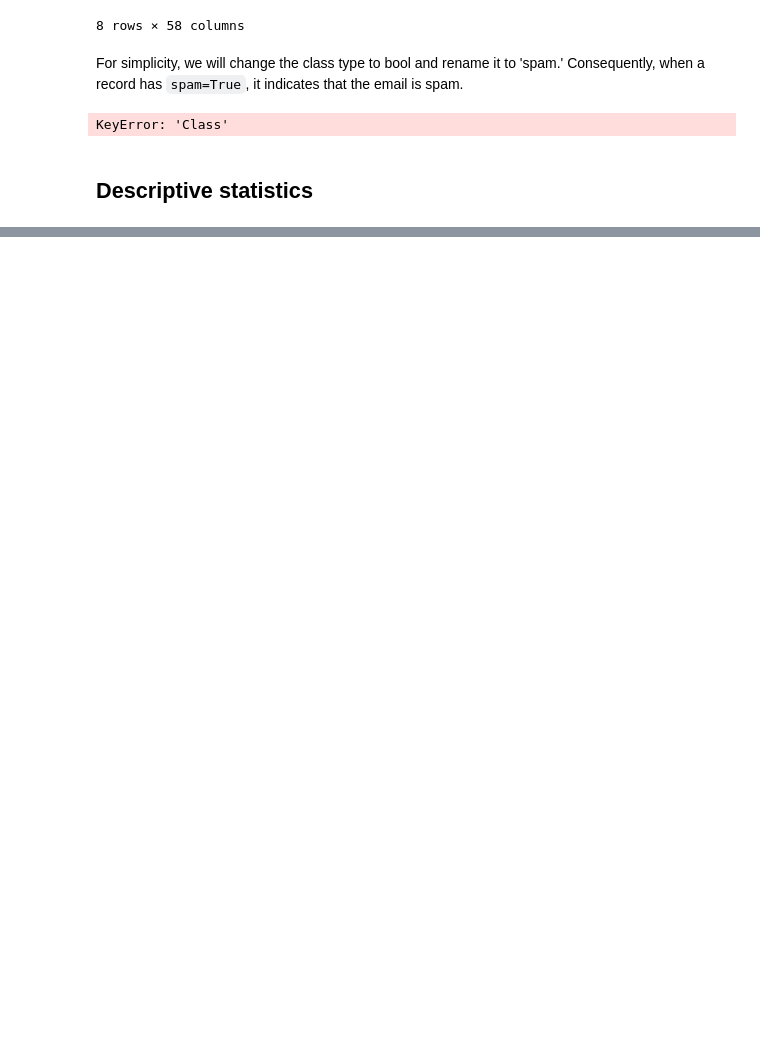
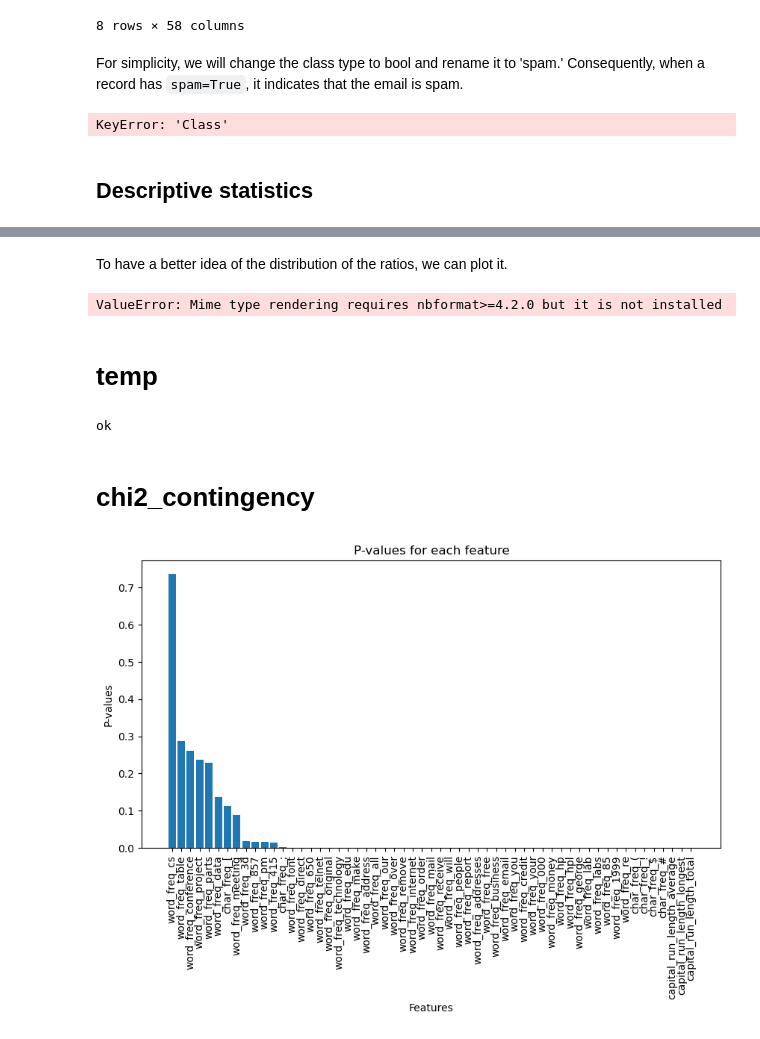
Before and after one commit to rosarioscavo/UCI-Spambase, a Jupyter notebook: uci_spambase.ipynb, the cells around one changed output, grey strips where cells are left out. Drawn from its saved outputs; the diff is of its cells as text; code cells hidden in the pictures; blank space fills up the shorter version.

```diff
--- a/uci_spambase.ipynb
+++ b/uci_spambase.ipynb
@@ -165,0 +243,53 @@ KeyError: 'Class'
+# %% [markdown]
+To have a better idea of the distribution of the ratios, we can plot it.
+# %%
+import plotly.express as px
+
+# Assuming you have the spam_diff DataFrame from your code
+# Adjust the following line accordingly if needed
+fig = px.bar(spam_diff, x=spam_diff.index, y=['Spam', 'Non-Spam'], title='Mean Values and Ratios',
+             labels={'value': 'Mean Value'},
+             template='plotly_dark')
+
+# You can customize the figure further if needed
+fig.update_layout(barmode='group', xaxis_title='Features', yaxis_title='Mean Value',
+                  legend_title='Legend')
+
+# Show the plot
+fig.show()
+# %% [output]
+ValueError: Mime type rendering requires nbformat>=4.2.0 but it is not installed
+# %% [markdown]
+# temp
+# %%
+print("ok")
+# %% [output]
+ok
+# %% [markdown]
+# chi2_contingency
+# %%
+from scipy.stats import chi2_contingency
+
+p_values = {}
+for column in data.columns[:-1]:
+    contingency_table = pd.crosstab(data[column], data['spam'])
+    _, p_value, _, _ = chi2_contingency(contingency_table)
+    p_values[column] = round(p_value, 5)
+# %%
+sorted_p_values = dict(sorted(p_values.items(), key=lambda item: float(item[1]), reverse=True))
+# %%
+import matplotlib.pyplot as plt
+
+# Extract keys and values from sorted_p_values
+keys = sorted_p_values.keys()
+values = [float(v) for v in sorted_p_values.values()]
+
+plt.figure(figsize=(10,5))
+plt.bar(keys, values)
+plt.xticks(rotation=90)
+plt.xlabel('Features')
+plt.ylabel('P-values')
+plt.title('P-values for each feature')
+plt.show()
+# %% [output]
+[figure, added]
```
Also changed, not shown: parts of 13 cells of this notebook.
